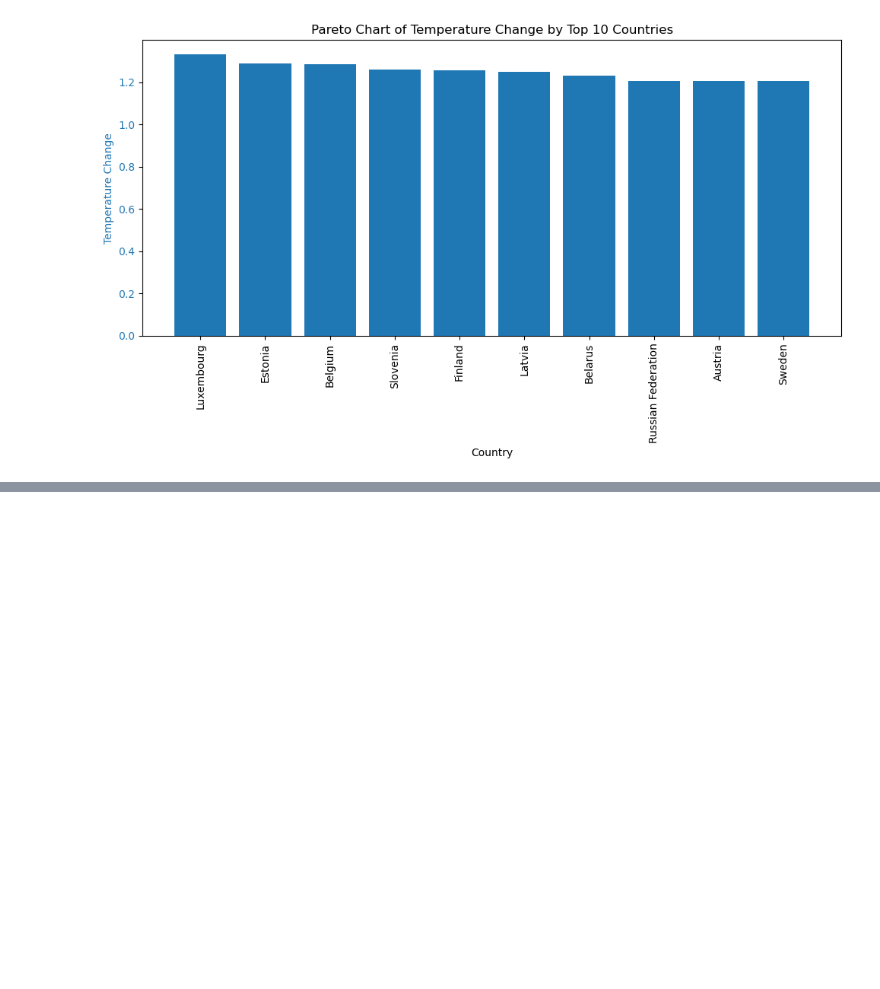
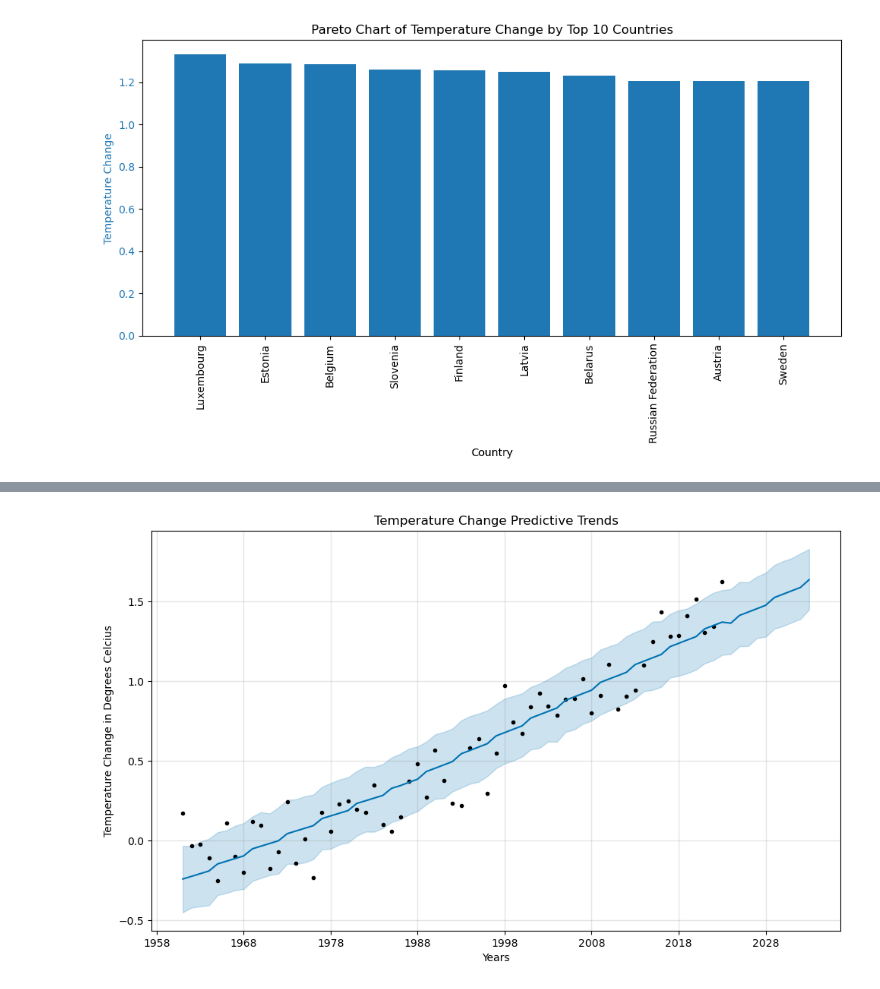
Before and after one commit to LaserLon/EDA, a Jupyter notebook: Project/EDA.ipynb, the cells around one changed output, grey strips where cells are left out. Drawn from its saved outputs; the diff is of its cells as text; code cells hidden in the pictures; blank space fills up the shorter version.

```diff
--- a/Project/EDA.ipynb
+++ b/Project/EDA.ipynb
@@ -770,0 +819,7 @@ plt.show()
+# %%
+# Call the Prophet function, store as an object for each DataFrame
+# Got help from Joe Palaia to set the seasonality score to normalize the resulting chart
+m = Prophet(yearly_seasonality=True, seasonality_prior_scale=0.1)
+# %%
+# Fit the time-series model to the temperature change data.
+m.fit(annual_tempchange_average_reset)
@@ -770,0 +843,5 @@ plt.show()
+# %%
+# Create a future dataframe to hold predictions for temperature change
+# Prediction period set at 10 years
+future_temperature_trends = m.make_future_dataframe(periods=10, freq="YE")
+future_temperature_trends.tail()
@@ -770,0 +855,4 @@ plt.show()
+# %%
+# Make the future prediction for temperature change
+forecast_temperature_trends = m.predict(future_temperature_trends)
+forecast_temperature_trends.tail()
@@ -770,0 +866,9 @@ plt.show()
+# %%
+# Plot the Prophet predictions for Temperatures
+m.plot(forecast_temperature_trends);
+plt.xlabel("Years")
+plt.ylabel("Temperature Change in Degrees Celcius")
+plt.title("Temperature Change Predictive Trends")
+plt.savefig("temperature_trends.png", format="png", dpi=300)
+# %% [output]
+[figure, added]
```
Also changed, not shown: parts of 24 cells of this notebook, 3 other files.
